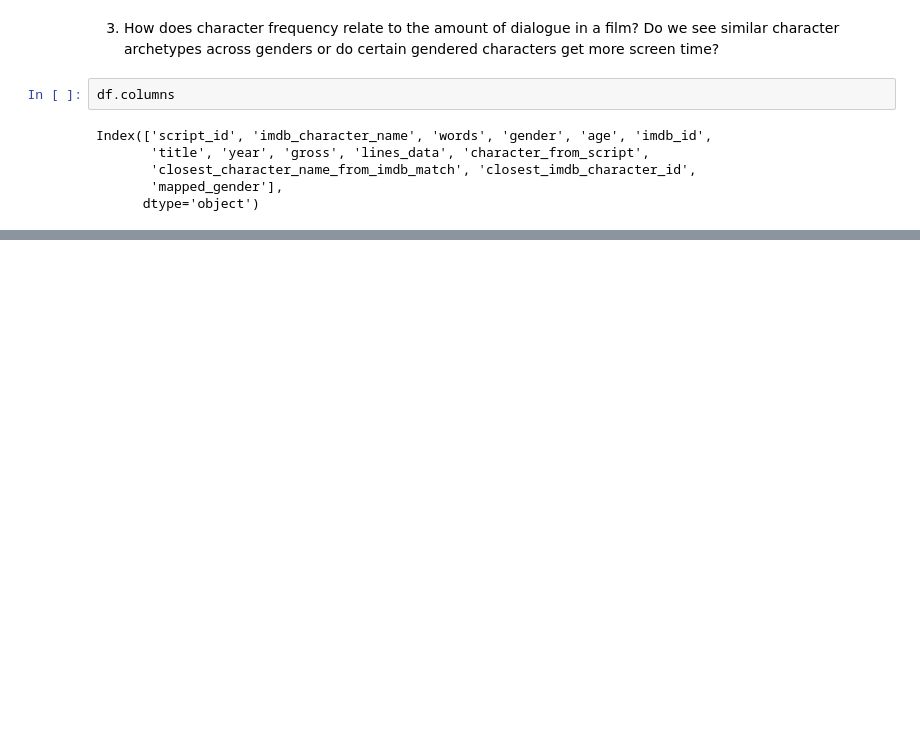
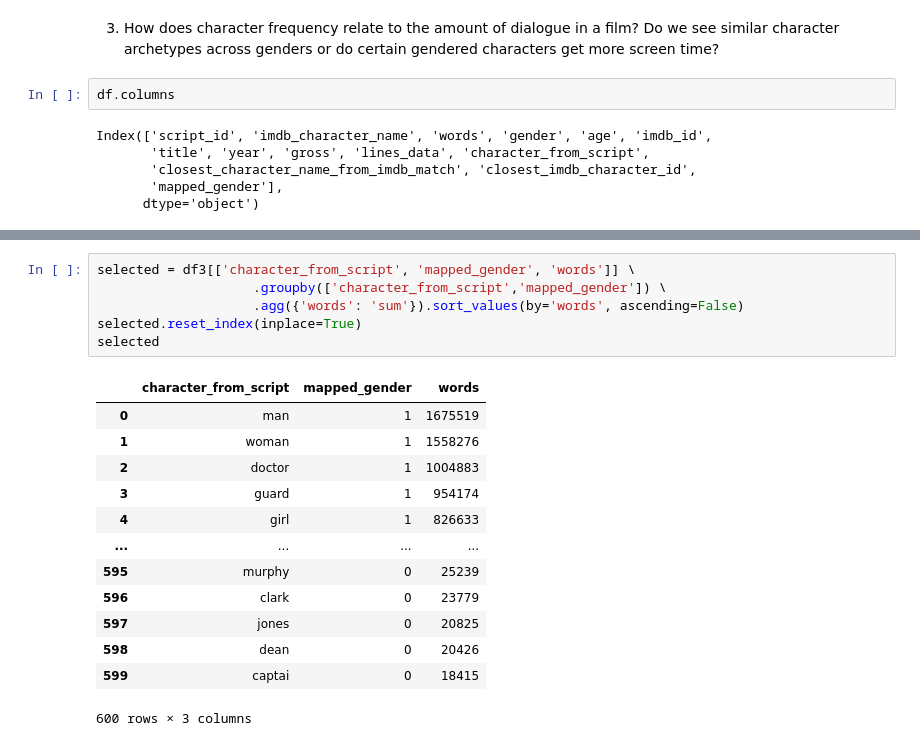
Before and after one commit to mengyuehuang/is310-coding-assignments, a Jupyter notebook: visualizing-data/pudding/visuals.ipynb, the cells around one changed output, grey strips where cells are left out. Cells and saved outputs as stored; diff of their text form; blank space fills up the shorter version.

```diff
--- a/visualizing-data/pudding/visuals.ipynb
+++ b/visualizing-data/pudding/visuals.ipynb
@@ -377,0 +382,20 @@ df[['character_from_script', 'mapped_gender']]
+# %%
+selected = df3[['character_from_script', 'mapped_gender', 'words']] \
+                    .groupby(['character_from_script','mapped_gender']) \
+                    .agg({'words': 'sum'}).sort_values(by='words', ascending=False)
+selected.reset_index(inplace=True)
+selected
+# %% [output]
+|  | character_from_script | mapped_gender | words |
+| 0 | man | 1 | 1675519 |
+| 1 | woman | 1 | 1558276 |
+| 2 | doctor | 1 | 1004883 |
+| 3 | guard | 1 | 954174 |
+| 4 | girl | 1 | 826633 |
+| ... | ... | ... | ... |
+| 595 | murphy | 0 | 25239 |
+| 596 | clark | 0 | 23779 |
+| 597 | jones | 0 | 20825 |
+| 598 | dean | 0 | 20426 |
+| 599 | captai | 0 | 18415 |
+600 rows × 3 columns
```
Also changed, not shown: parts of 9 cells of this notebook.
